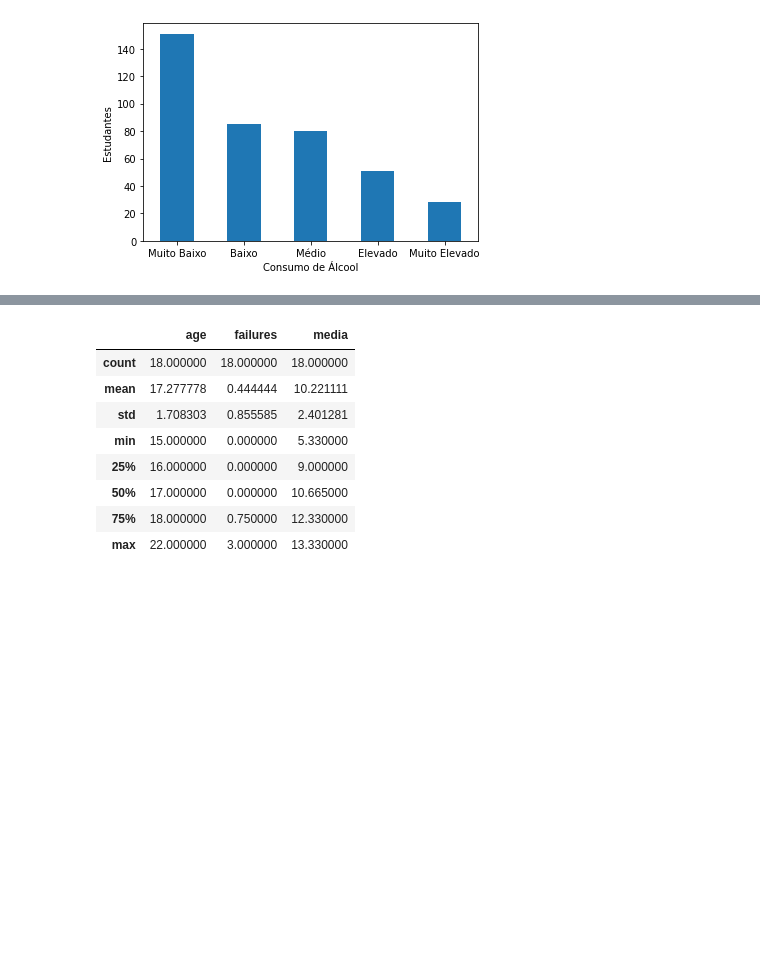
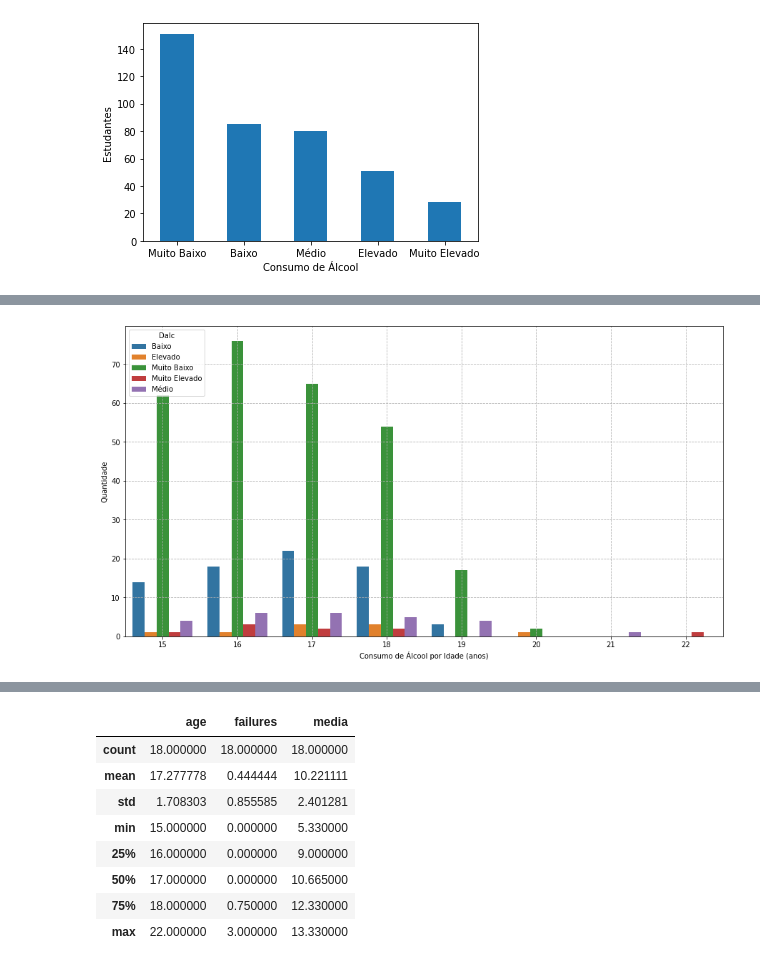
Before and after one commit to danielmacedodc/Analise-de-Dados_CIn, a Jupyter notebook: Projeto - Análise de Dados - Daniel Macedo.ipynb, the cells around one changed output, grey strips where cells are left out. Saved outputs shown, nothing was run; the diff lists cells and outputs as text; code cells hidden in the pictures; blank space fills up the shorter version.

```diff
--- a/Projeto - Análise de Dados - Daniel Macedo.ipynb
+++ b/Projeto - Análise de Dados - Daniel Macedo.ipynb
@@ -653,0 +710,10 @@ Text(0, 0.5, 'Estudantes')
+# %%
+# Amostra visível das idades dos alunos com seus hábitos de consumo
+plt.figure(figsize=(15,8))
+sns.countplot(mat_stud['age'],hue = mat_stud['Dalc'])
+plt.grid(True, linestyle='--')
+plt.xlabel('Consumo de Álcool por Idade (anos)')
+plt.ylabel('Quantidade')
+plt.show()
+# %% [output]
+[figure, added]
```
Also changed, not shown: parts of 33 cells of this notebook.
